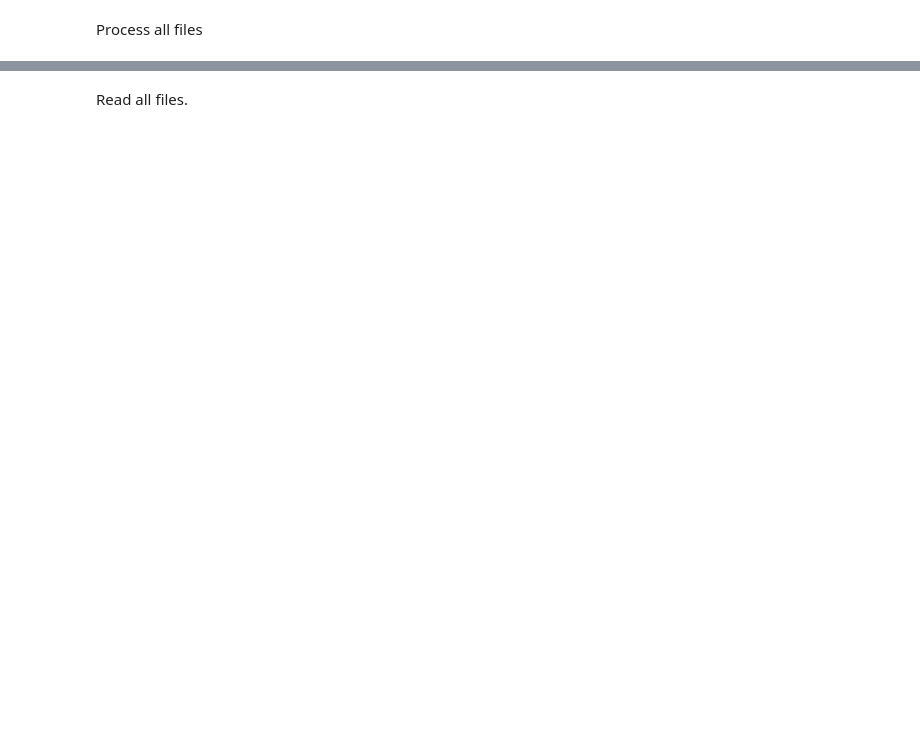
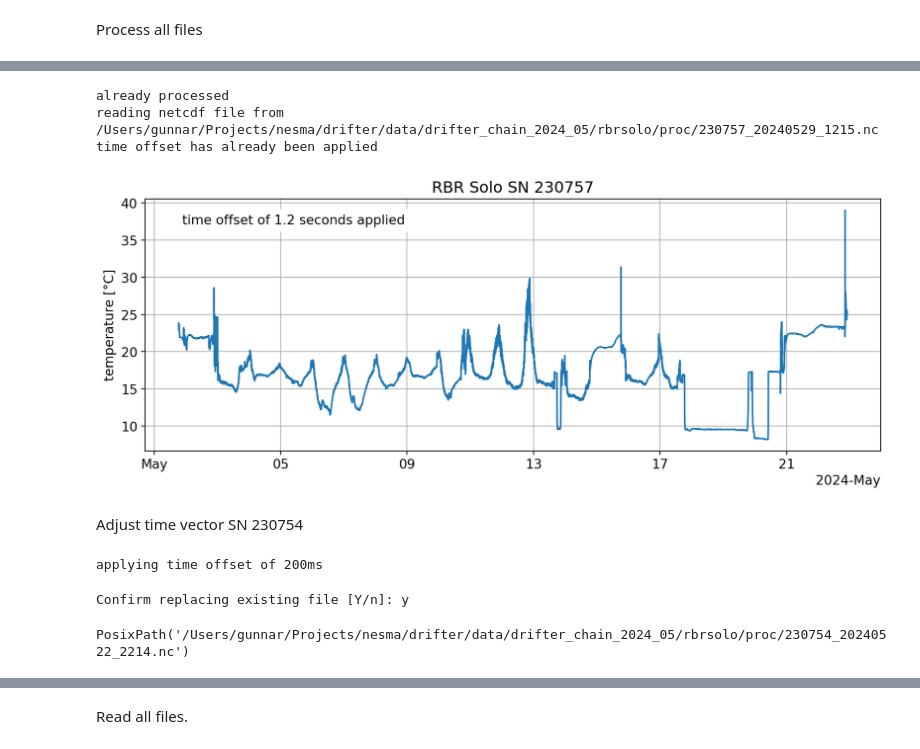
Before and after one commit to gunnarvoet/drifter-chain, a Jupyter notebook: notebooks/drifter_chain_proc_rbrsolo.ipynb, the cells around one changed output, grey strips where cells are left out. Saved outputs shown, nothing was run; the diff lists cells and outputs as text; code cells hidden in the pictures; blank space fills up the shorter version.

```diff
--- a/notebooks/drifter_chain_proc_rbrsolo.ipynb
+++ b/notebooks/drifter_chain_proc_rbrsolo.ipynb
@@ -39,0 +66,12 @@ if False:
+# %%
+t = rbrmoored.solo.proc(
+    file, data_out=data_proc_dir, figure_out=fig_dir, show_plot=True, offset_time_drift=0
+)
+# %% [output]
+already processed
+reading netcdf file from
+/Users/gunnar/Projects/nesma/drifter/data/drifter_chain_2024_05/rbrsolo/proc/230757_20240529_1215.nc
+time offset has already been applied
+[figure, added]
+# %% [markdown]
+Adjust time vector SN 230754
@@ -39,0 +81,13 @@ if False:
+# %%
+# manually reading time drift from clock cal (see plot below)
+t.attrs["time drift in ms"] = 200
+# correct for time drift
+t = rbrmoored.solo.time_offset(t)
+# %% [output]
+applying time offset of 200ms
+# %%
+# save
+t.gv.to_netcdf(file, overwrite=True)
+# %% [output]
+Confirm replacing existing file [Y/n]: y
+PosixPath('/Users/gunnar/Projects/nesma/drifter/data/drifter_chain_2024_05/rbrsolo/proc/230754_20240522_2214.nc')
```
Also changed, not shown: parts of 17 cells of this notebook, 3 other files.
